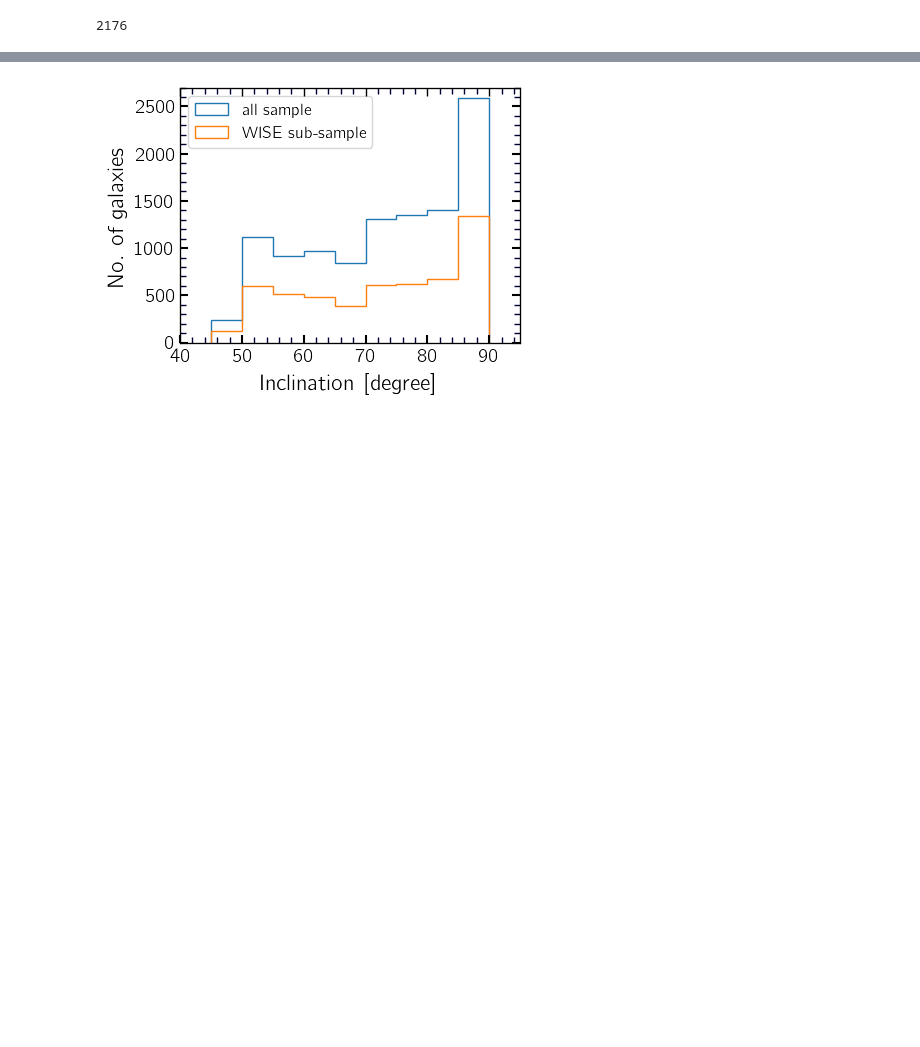
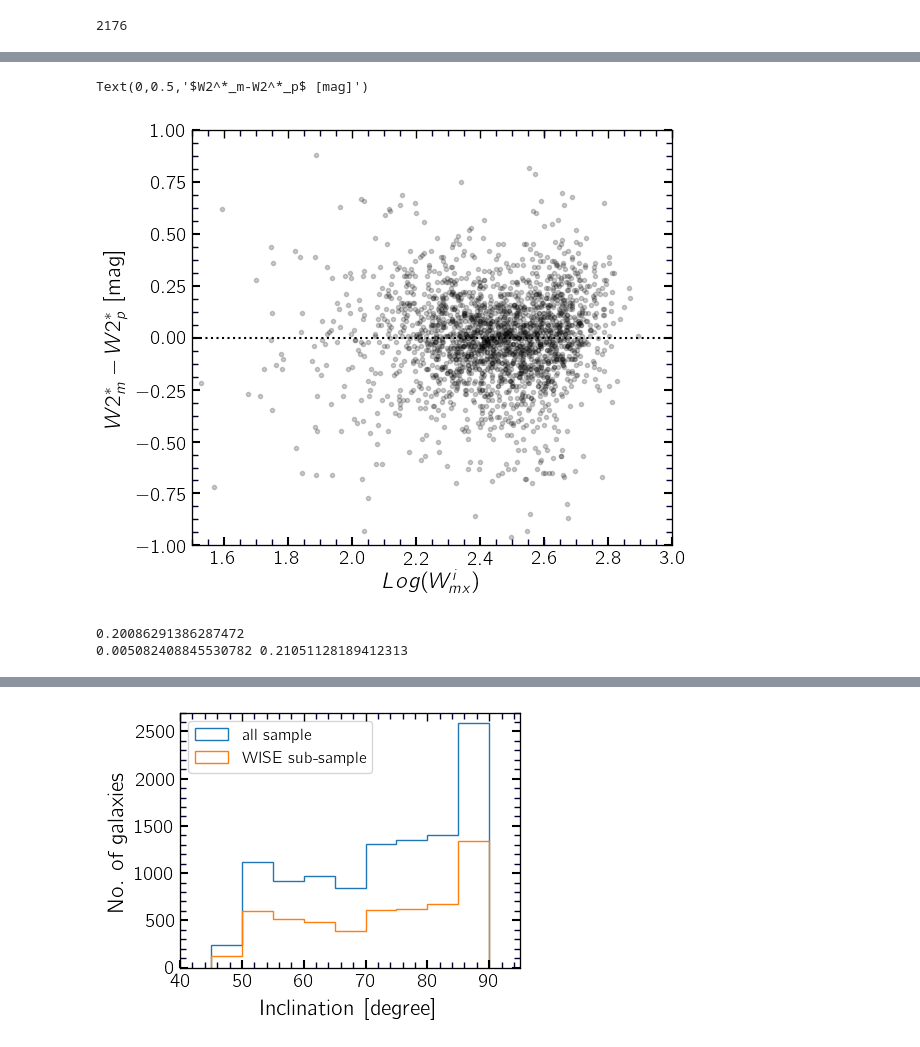
Before and after one commit to ekourkchi/TFcalibrators, a Jupyter notebook: Predictions_assessments.ipynb, the cells around one changed output, grey strips where cells are left out. Cells and saved outputs as stored; diff of their text form; code cells hidden in the pictures; blank space fills up the shorter version.

```diff
--- a/Predictions_assessments.ipynb
+++ b/Predictions_assessments.ipynb
@@ -119,6 +120,8 @@ gamma_p_z = table['gamma_p_z']
 gamma_p_w1 = table['gamma_p_w1']
 gamma_p_w2 = table['gamma_p_w2']
 
+logWimx = table['logWimx']
+
 N = len(Sqlt)
 q = np.zeros(N)
 
@@ -193,3 +225,24 @@ plt.subplots_adjust(hspace=.0, wspace=0)
+# %%
+fig = py.figure(figsize=(6,5), dpi=100)
+fig.subplots_adjust(wspace=0, top=0.95, bottom=0.12, left=0.15, right=0.95)
+ax = fig.add_subplot(111)
+
+#################################################################
+
+ax.plot(logWimx[indx], W2_lst-w2p_lst, '.', color='black', alpha=0.2)
+ax.plot([-20,20],[0,0], 'k:')
+set_axes([ax], [1.5,3], [-1,1])
+ax.set_xlabel(r'$Log( W_{mx}^i)$'+' ', fontsize=16)
+ax.set_ylabel(r'$W2^*_m-W2^*_p$'+' [mag]', fontsize=16)
+# %% [output]
+Text(0,0.5,'$W2^*_m-W2^*_p$ [mag]')
+[figure, added]
+# %%
+print rmsMaker(W2_lst-w2p_lst)
+print st.biweight_location(W2_lst-w2p_lst), np.sqrt(st.biweight_midvariance(W2_lst-w2p_lst))
+# %% [output]
+0.20086291386287472
+0.005082408845530782 0.21051128189412313
 # %%
 W2_lst  = w2_s[indx]
 w2p_lst = w2_ss[indx]
```
Also changed, not shown: parts of 21 cells of this notebook, 2 other files.
